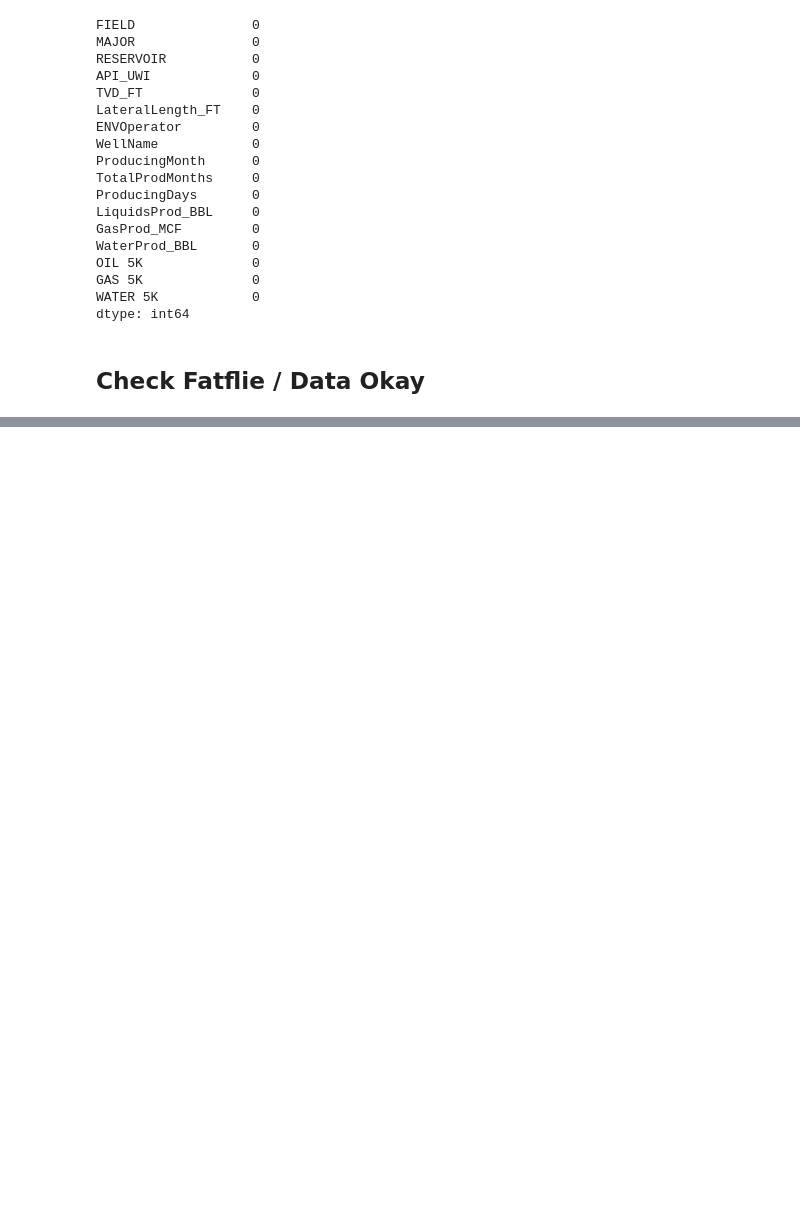
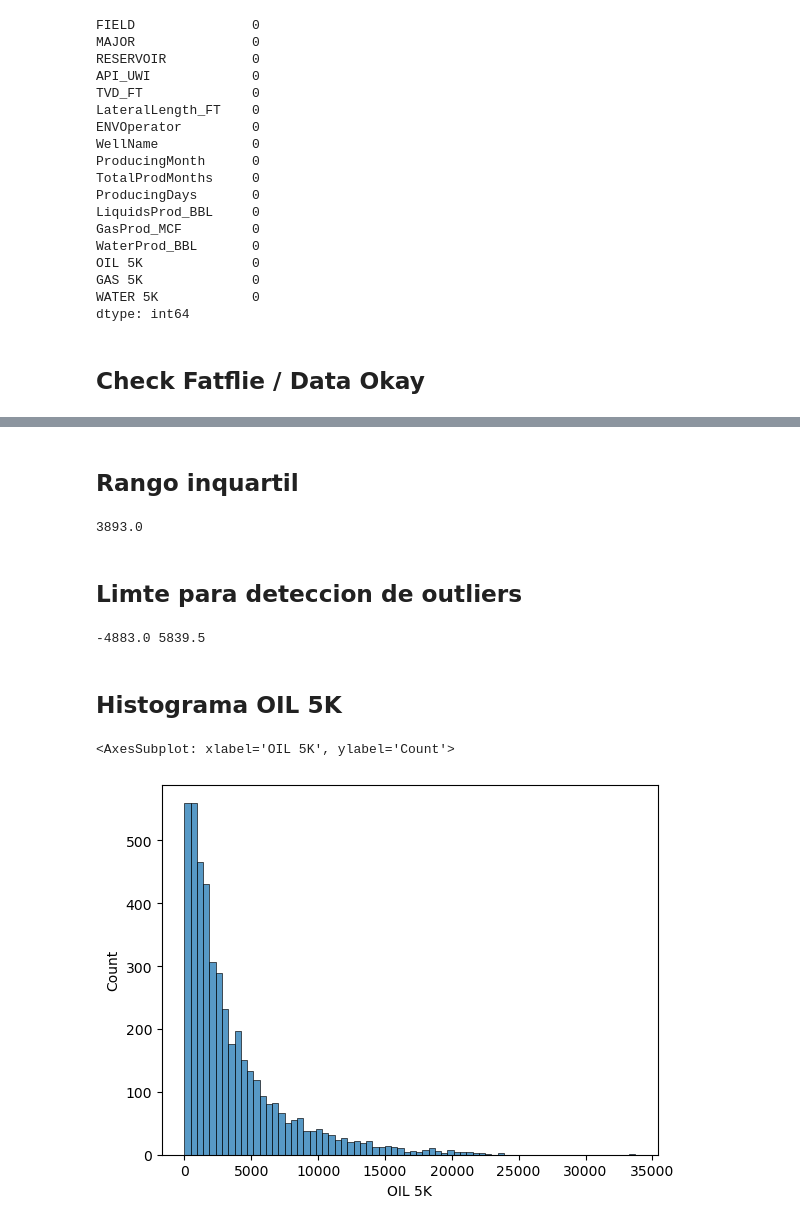
Before and after one commit to dasxgo/rocket-app, a Jupyter notebook: tap_rock_shlitz.ipynb, the cells around one changed output, grey strips where cells are left out. Drawn from its saved outputs; the diff is of its cells as text; code cells hidden in the pictures; blank space fills up the shorter version.

```diff
--- a/tap_rock_shlitz.ipynb
+++ b/tap_rock_shlitz.ipynb
@@ -166,9 +166,12 @@ dtype: int64
 # %%
 df_fl.drop(df_fl[(df_fl['OIL 5K'] == 0)].index, inplace = True)
+df_fl.drop(df_fl[(df_fl['OIL 5K'] < 0)].index, inplace = True)
 # %%
 df_fl.drop(df_fl[(df_fl['GAS 5K'] == 0)].index, inplace = True)
+df_fl.drop(df_fl[(df_fl['GAS 5K'] < 0)].index, inplace = True)
 # %%
 df_fl.drop(df_fl[(df_fl['WATER 5K'] == 0)].index, inplace = True)
+df_fl.drop(df_fl[(df_fl['WATER 5K'] < 0)].index, inplace = True)
 # %% [markdown]
 ## Check cleanning
 # %%
@@ -254,0 +300,22 @@ df_fl
+# %% [markdown]
+## Rango inquartil
+# %%
+iqr = Q3 - Q1
+iqr
+# %% [output]
+3893.0
+# %% [markdown]
+## Limte para deteccion de outliers
+# %%
+minlimit = Q1 - 1.5 * iqr
+maxlimit = Q3 = 1.5 * iqr
+print(minlimit,maxlimit )
+# %% [output]
+-4883.0 5839.5
+# %% [markdown]
+## Histograma OIL 5K
+# %%
+sns.histplot(df_fl['OIL 5K'])
+# %% [output]
+<AxesSubplot: xlabel='OIL 5K', ylabel='Count'>
+[figure, added]
```
Also changed, not shown: parts of 15 cells of this notebook.
